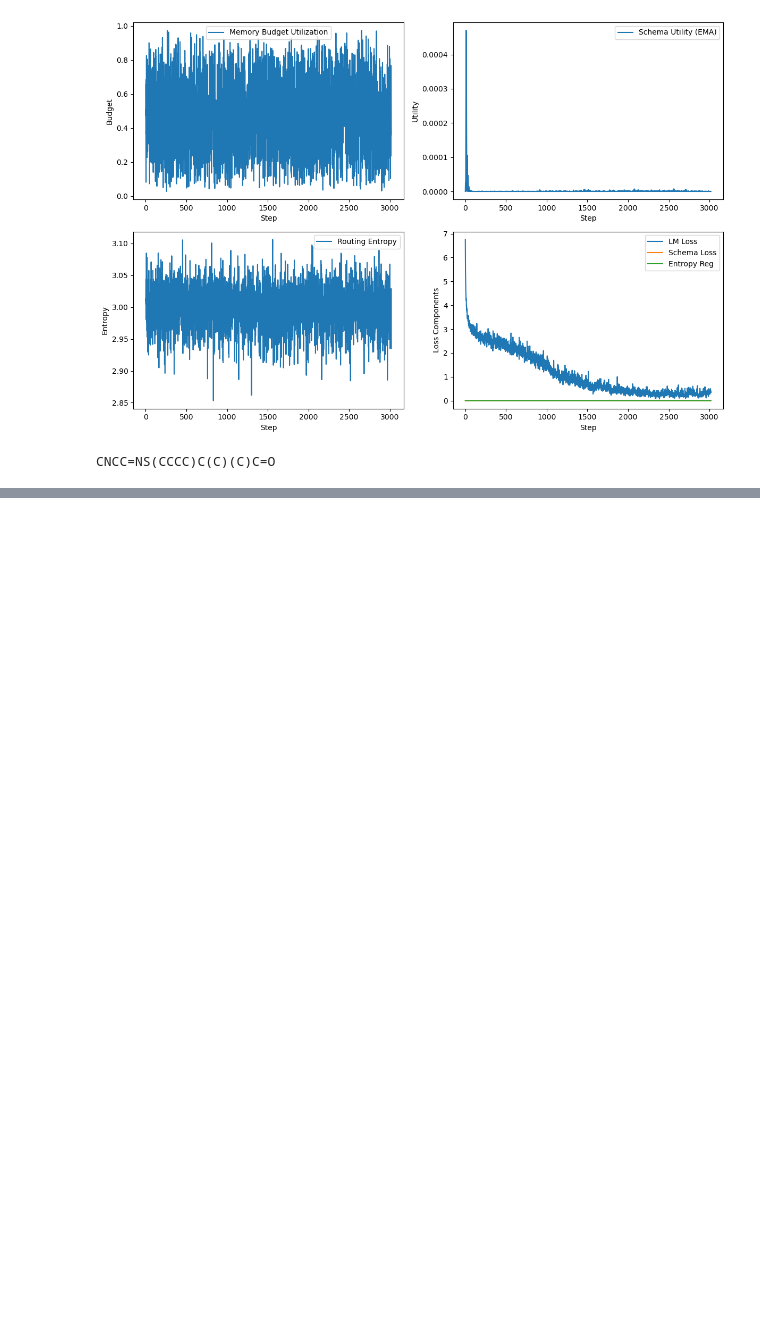
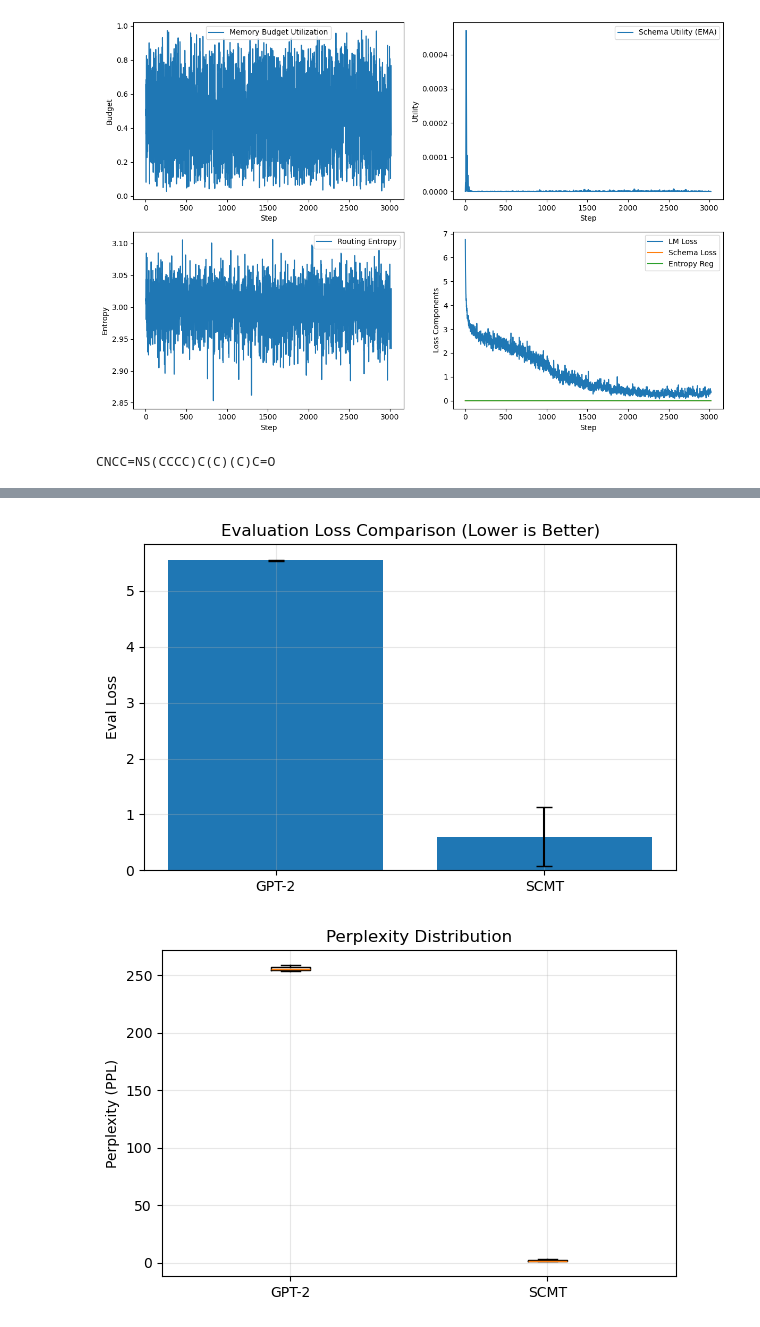
Before and after one commit to ssru1010/SCMT, a Jupyter notebook: train_test.ipynb, the cells around one changed output, grey strips where cells are left out. Drawn from its saved outputs; the diff is of its cells as text; code cells hidden in the pictures; blank space fills up the shorter version.

```diff
--- a/train_test.ipynb
+++ b/train_test.ipynb
@@ -254,0 +243,74 @@ Params: 3.7661M
+# %%
+# ====================================================
+# 📊 SCMT vs GPT-2 A/B Evaluation Summary
+# ====================================================
+
+import json, numpy as np
+import matplotlib.pyplot as plt
+from scipy import stats
+
+# === Load results ===
+with open("mol_ab_results.json") as f:
+    data = json.load(f)
+
+somt = data["results"]["somt"]
+gpt2 = data["results"]["gpt2"]
+
+somt_losses = np.array([r["loss"] for r in somt])
+somt_ppl = np.array([r["ppl"] for r in somt])
+gpt2_losses = np.array([r["loss"] for r in gpt2])
+gpt2_ppl = np.array([r["ppl"] for r in gpt2])
+
+# === Compute stats ===
+def summarize(x):
+    return np.mean(x), np.std(x, ddof=1)
+
+somt_mean, somt_std = summarize(somt_losses)
+gpt2_mean, gpt2_std = summarize(gpt2_losses)
+
+ppl_mean_somt, ppl_std_somt = summarize(somt_ppl)
+ppl_mean_gpt2, ppl_std_gpt2 = summarize(gpt2_ppl)
+
+# paired t-test
+tstat, pval = stats.ttest_rel(gpt2_losses, somt_losses)
+
+# effect size (Cohen's d for paired samples)
+diff = gpt2_losses - somt_losses
+cohens_d = diff.mean() / diff.std(ddof=1)
+
+# === Pretty print summary ===
+print("🔍 Evaluation Summary")
+print("="*60)
+print(f"📘 SCMT Loss: {somt_mean:.4f} ± {somt_std:.4f}")
+print(f"📗 GPT-2 Loss: {gpt2_mean:.4f} ± {gpt2_std:.4f}")
+print("-")
+print(f"📘 SCMT PPL: {ppl_mean_somt:.2f} ± {ppl_std_somt:.2f}")
+print(f"📗 GPT-2 PPL: {ppl_mean_gpt2:.2f} ± {ppl_std_gpt2:.2f}")
+print("-"*60)
+print(f"Relative Improvement: {(1 - somt_mean / gpt2_mean) * 100:.2f}% lower loss")
+print(f"Cohen's d Effect Size: {cohens_d:.2f}")
+print(f"Paired t-test: t={tstat:.2f}, p={pval:.4f}")
+print("="*60)
+
+# === Visualization ===
+plt.figure(figsize=(6,4))
+labels = ["GPT-2", "SCMT"]
+means = [gpt2_mean, somt_mean]
+errors = [gpt2_std, somt_std]
+
+plt.bar(labels, means, yerr=errors, capsize=6)
+plt.title("Evaluation Loss Comparison (Lower is Better)")
+plt.ylabel("Eval Loss")
+plt.grid(alpha=0.3)
+plt.tight_layout()
+plt.show()
+
+# === Optional: Boxplot for PPL ===
+plt.figure(figsize=(6,4))
+plt.boxplot([gpt2_ppl, somt_ppl], labels=["GPT-2", "SCMT"])
+plt.title("Perplexity Distribution")
+plt.ylabel("Perplexity (PPL)")
+plt.grid(alpha=0.3)
+plt.tight_layout()
+plt.show()
+# %% [output]
@@ -254,0 +329,2 @@ Params: 3.7661M
+[figure, added]
+[figure, added]
```
Also changed, not shown: parts of 3 cells of this notebook, 43 other files.
